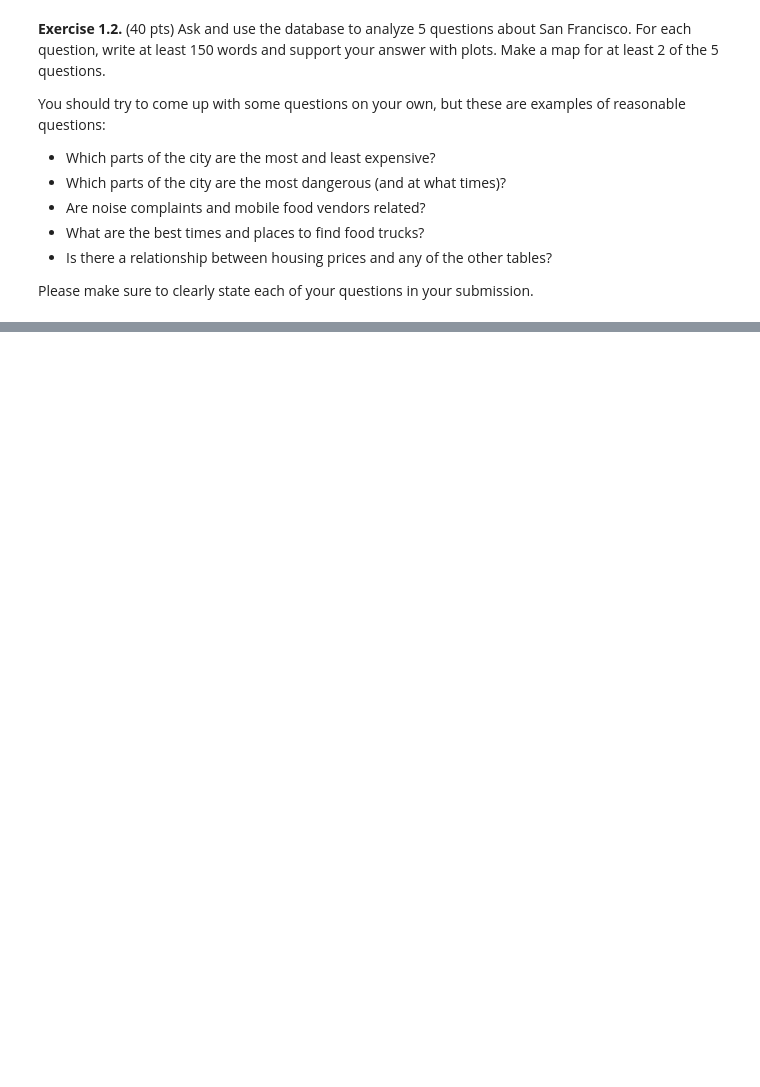
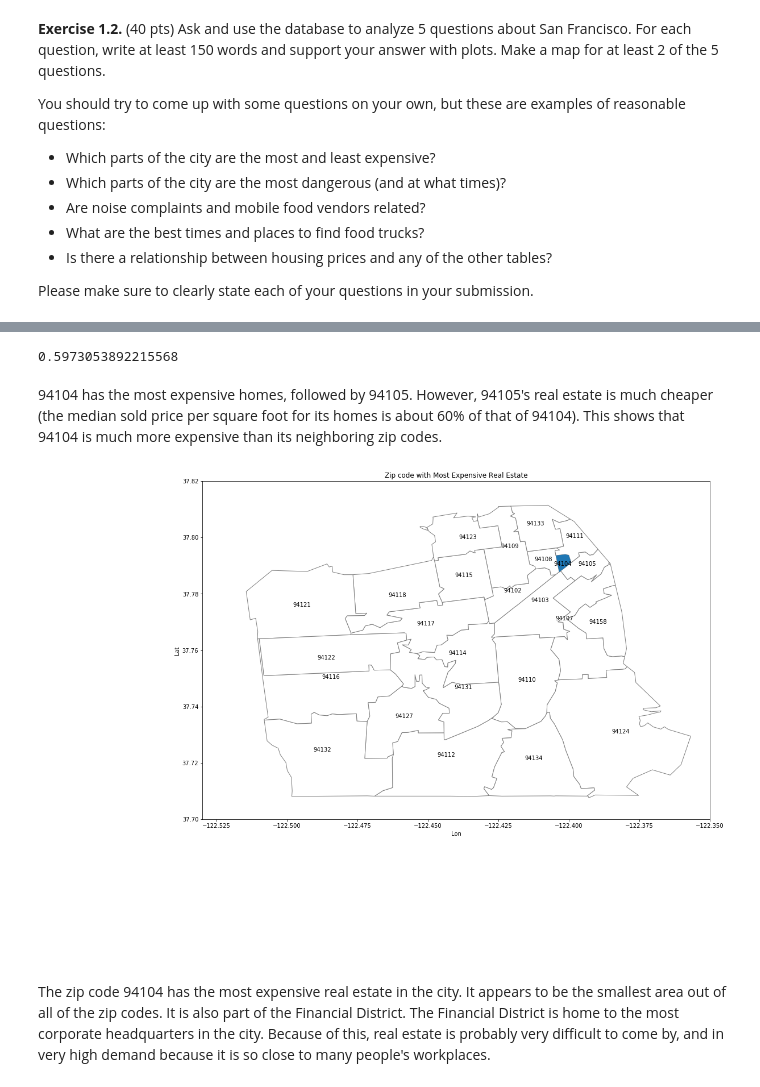
Before and after one commit to mimibohr/sta141b-hw5, a Jupyter notebook: hw5.ipynb, the cells around one changed output, grey strips where cells are left out. Drawn from its saved outputs; the diff is of its cells as text; code cells hidden in the pictures; blank space fills up the shorter version.

```diff
--- a/hw5.ipynb
+++ b/hw5.ipynb
@@ -58,0 +228,29 @@ Please make sure to clearly state each of your questions in your submission.
+# %%
+798/1336
+# %% [output]
+0.5973053892215568
+# %% [markdown]
+94104 has the most expensive homes, followed by 94105. However, 94105's real estate is much cheaper (the median sold price per square foot for its homes is about 60% of that of 94104). This shows that 94104 is much more expensive than its neighboring zip codes.
+# %%
+# plot sf zipcodes
+ax = zips.plot(color = 'white', edgecolor = 'gray', figsize = (16,16))
+ax.set_ylim([37.70, 37.82])
+ax.set_xlim([-122.53, -122.35])
+ax.set(title = "Zip code with Most Expensive Real Estate", xlabel = "Lon", ylabel = "Lat")
+
+# plot most expensive zipcode on map
+zips[zips.MedianSoldPricePerSqft_AllHomes == zips.MedianSoldPricePerSqft_AllHomes.max()].plot(ax = ax)
+
+# add labels
+def add_label(row):
+    coords = row.geometry.representative_point().coords[0]
+    ax.annotate(row["RegionName"], xy = coords, horizontalalignment = "center")
+
+# Call add_label() on each row to label zipcodes
+zips.apply(add_label, axis = 1)
+
+plt.show()
+# %% [output]
+[figure, added]
+# %% [markdown]
+The zip code 94104 has the most expensive real estate in the city. It appears to be the smallest area out of all of the zip codes. It is also part of the Financial District. The Financial District is home to the most corporate headquarters in the city. Because of this, real estate is probably very difficult to come by, and in very high demand because it is so close to many people's workplaces.
```
Also changed, not shown: parts of 84 cells of this notebook.
